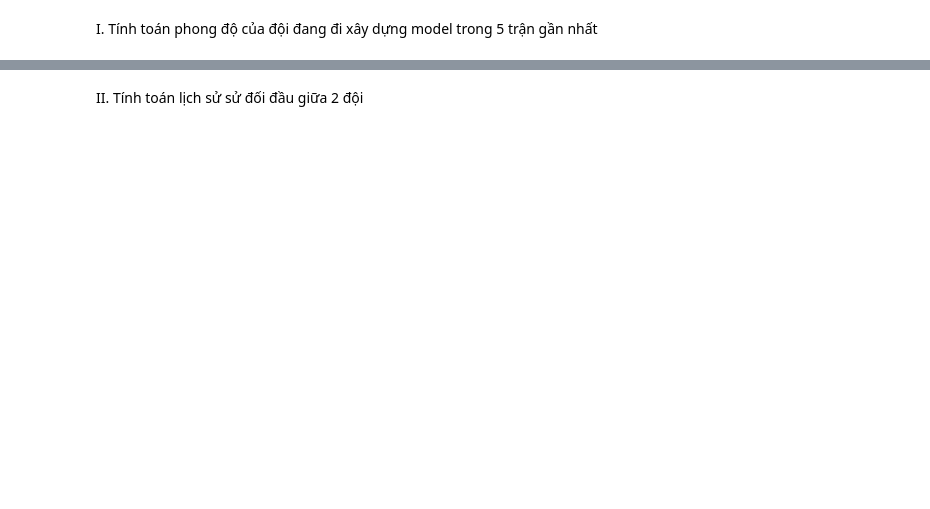
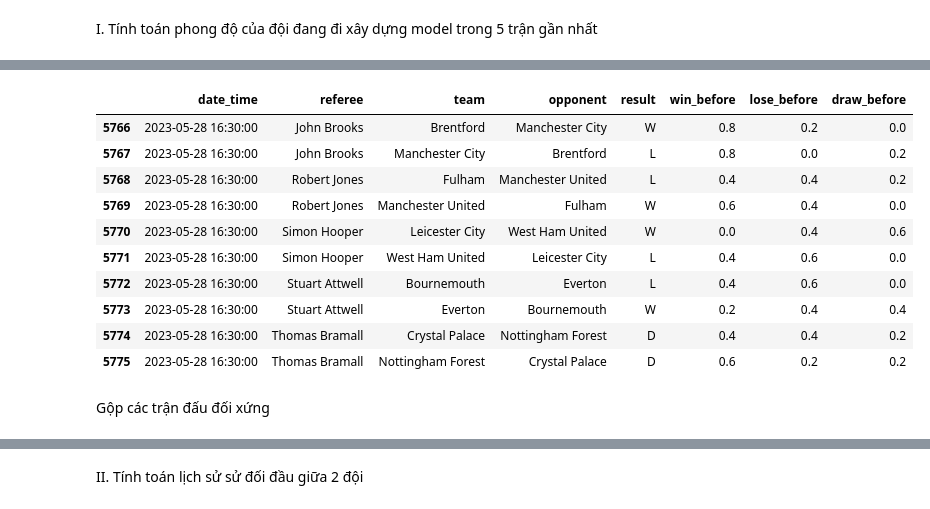
Before and after one commit to taiphanvan2k3/FootballPredict, a Jupyter notebook: src/feature_engineering/feature_transformation.ipynb, the cells around one changed output, grey strips where cells are left out. Saved outputs shown, nothing was run; the diff lists cells and outputs as text; code cells hidden in the pictures; blank space fills up the shorter version.

```diff
--- a/src/feature_engineering/feature_transformation.ipynb
+++ b/src/feature_engineering/feature_transformation.ipynb
@@ -41,18 +108,20 @@ arsenal_df.head()
 # %% [markdown]
 I. Tính toán phong độ của đội đang đi xây dựng model trong 5 trận gần nhất
 # %%
-arsenal_df["win_before"] = 0.0
-arsenal_df["lose_before"] = 0.0
-arsenal_df["draw_before"] = 0.0
+matches_df["win_before"] = 0.0
+matches_df["lose_before"] = 0.0
+matches_df["draw_before"] = 0.0
 
-for index, row in arsenal_df.iterrows():
+for index, row in matches_df.iterrows():
+    team = row['team']
     date_time = row["date_time"]
     season = row["season"]
 
     # Lấy các trận đấu trước đó của đội bóng
-    previous_matches = arsenal_df[
-        (arsenal_df["date_time"] < date_time)
-        & (arsenal_df["season"] == season)
+    previous_matches = matches_df[
+        (matches_df["team"] == team)
+        & (matches_df["date_time"] < date_time)
+        & (matches_df["season"] == season)
     ]
 
     # Chỉ lấy 5 trận gần nhất
@@ -65,6 +134,6 @@ for index, row in arsenal_df.iterrows():
 
     # Tính tỉ lệ số trận thắng, hoà trước đó
     match_total = 1 if previous_matches.shape[0] == 0 else previous_matches.shape[0]
-    arsenal_df.at[index, "win_before"] = win_before / match_total
-    arsenal_df.at[index, "lose_before"] = lose_before / match_total
-    arsenal_df.at[index, "draw_before"] = draw_before / match_total
+    matches_df.at[index, "win_before"] = win_before / match_total
+    matches_df.at[index, "lose_before"] = lose_before / match_total
+    matches_df.at[index, "draw_before"] = draw_before / match_total
@@ -86,0 +140,16 @@ arsenal_df
+# %%
+matches_df[["date_time", "referee", "team", "opponent", "result", "win_before", "lose_before", "draw_before"]].tail(10)
+# %% [output]
+|  | date_time | referee | team | opponent | result | win_before | lose_before | draw_before |
+| 5766 | 2023-05-28 16:30:00 | John Brooks | Brentford | Manchester City | W | 0.8 | 0.2 | 0.0 |
+| 5767 | 2023-05-28 16:30:00 | John Brooks | Manchester City | Brentford | L | 0.8 | 0.0 | 0.2 |
+| 5768 | 2023-05-28 16:30:00 | Robert Jones | Fulham | Manchester United | L | 0.4 | 0.4 | 0.2 |
+| 5769 | 2023-05-28 16:30:00 | Robert Jones | Manchester United | Fulham | W | 0.6 | 0.4 | 0.0 |
+| 5770 | 2023-05-28 16:30:00 | Simon Hooper | Leicester City | West Ham United | W | 0.0 | 0.4 | 0.6 |
+| 5771 | 2023-05-28 16:30:00 | Simon Hooper | West Ham United | Leicester City | L | 0.4 | 0.6 | 0.0 |
+| 5772 | 2023-05-28 16:30:00 | Stuart Attwell | Bournemouth | Everton | L | 0.4 | 0.6 | 0.0 |
+| 5773 | 2023-05-28 16:30:00 | Stuart Attwell | Everton | Bournemouth | W | 0.2 | 0.4 | 0.4 |
+| 5774 | 2023-05-28 16:30:00 | Thomas Bramall | Crystal Palace | Nottingham Forest | D | 0.4 | 0.4 | 0.2 |
+| 5775 | 2023-05-28 16:30:00 | Thomas Bramall | Nottingham Forest | Crystal Palace | D | 0.6 | 0.2 | 0.2 |
+# %% [markdown]
+Gộp các trận đấu đối xứng
```
Also changed, not shown: parts of 37 cells of this notebook, 9 other files.
